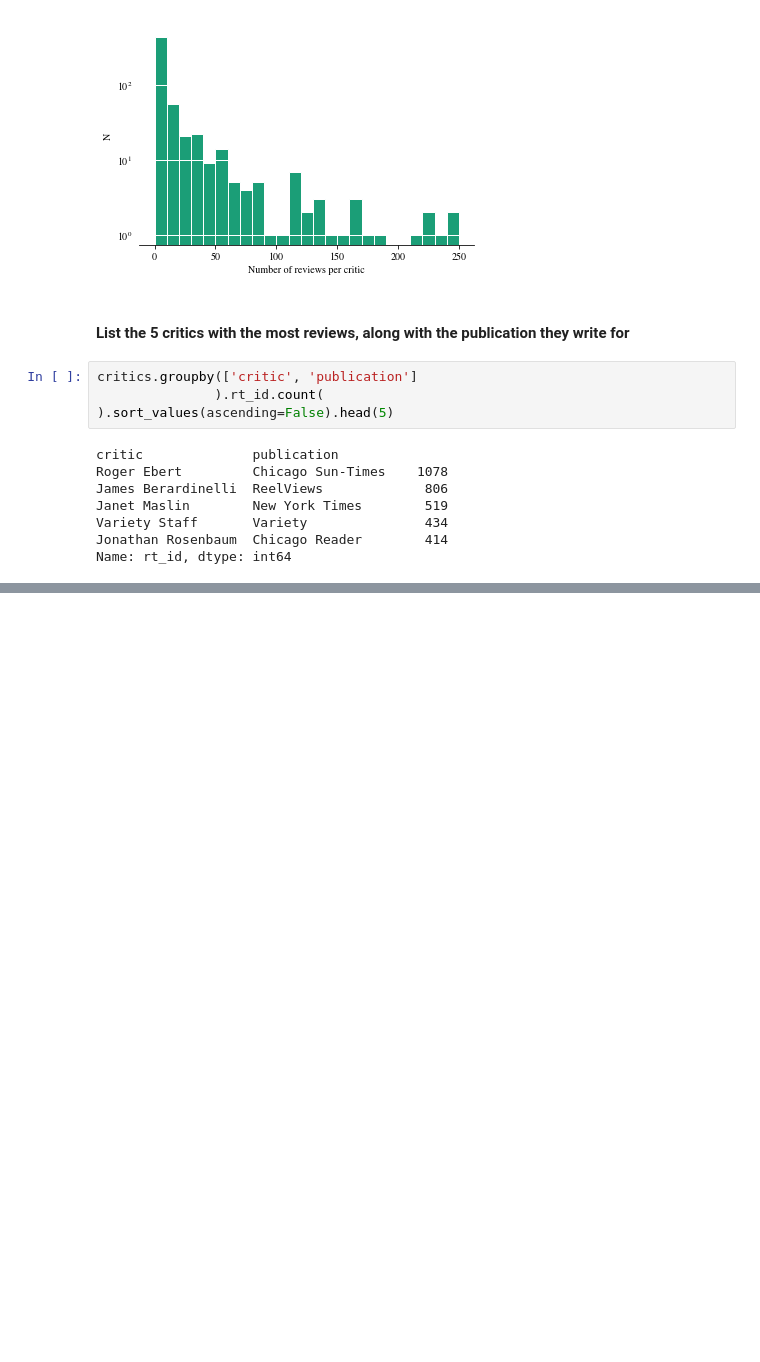
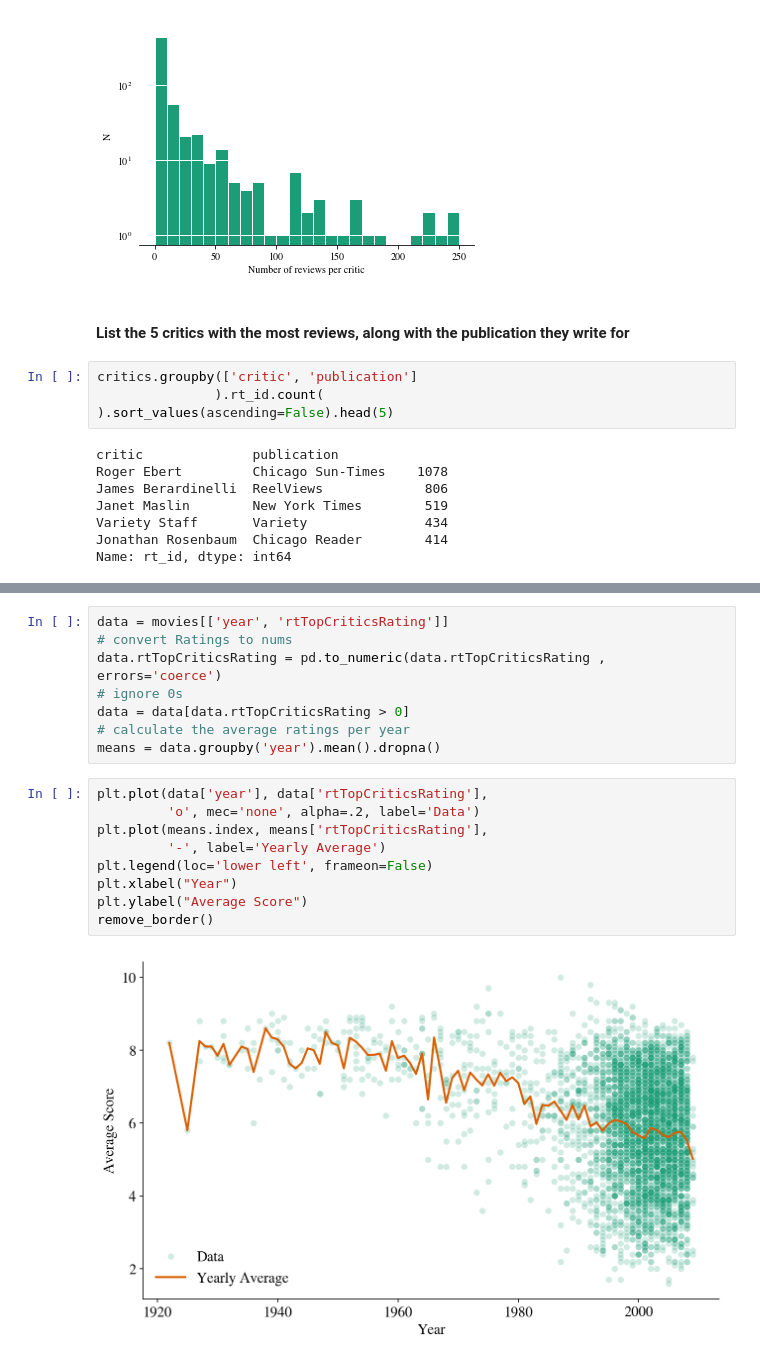
Before and after one commit to joaoDragado/dSc_roadmap, a Jupyter notebook: projects/SentimentAnalysis/HW3_user.ipynb, the cells around one changed output, grey strips where cells are left out. Cells and saved outputs as stored; diff of their text form; blank space fills up the shorter version.

```diff
--- a/projects/SentimentAnalysis/HW3_user.ipynb
+++ b/projects/SentimentAnalysis/HW3_user.ipynb
@@ -108,0 +139,19 @@ Name: rt_id, dtype: int64
+# %%
+data = movies[['year', 'rtTopCriticsRating']]
+# convert Ratings to nums
+data.rtTopCriticsRating = pd.to_numeric(data.rtTopCriticsRating , errors='coerce')
+# ignore 0s
+data = data[data.rtTopCriticsRating > 0]
+# calculate the average ratings per year
+means = data.groupby('year').mean().dropna()
+# %%
+plt.plot(data['year'], data['rtTopCriticsRating'],
+         'o', mec='none', alpha=.2, label='Data')
+plt.plot(means.index, means['rtTopCriticsRating'],
+         '-', label='Yearly Average')
+plt.legend(loc='lower left', frameon=False)
+plt.xlabel("Year")
+plt.ylabel("Average Score")
+remove_border()
+# %% [output]
+[figure, added]
```
Also changed, not shown: parts of 14 cells of this notebook, 1 other file.
